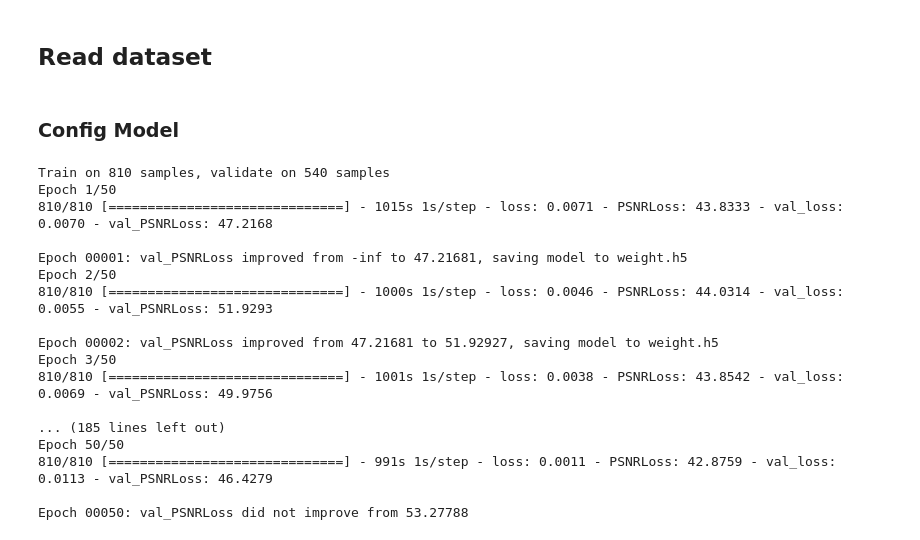
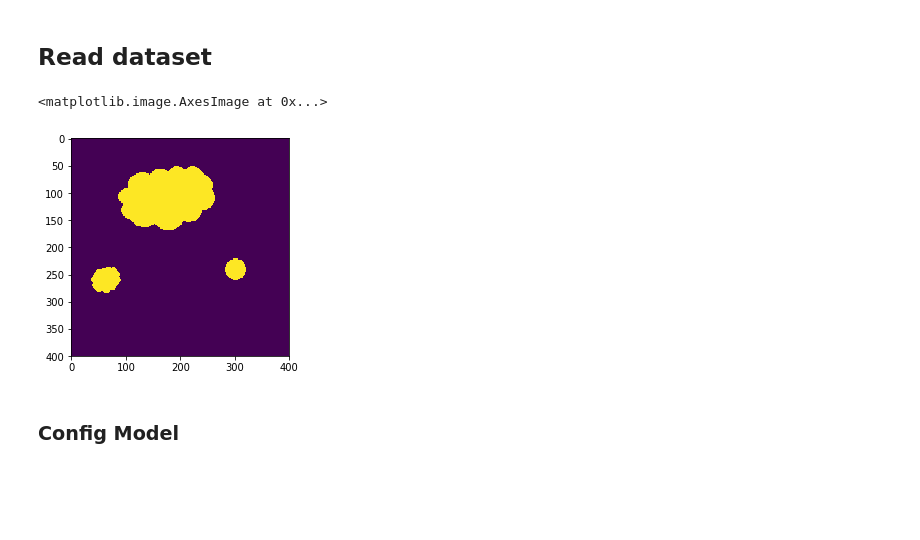
Before and after one commit to Hydroviet/CNN-L8-Recovery, a Jupyter notebook: Keras_NN.ipynb, the cells around one changed output. Cells and saved outputs as stored; diff of their text form; code cells hidden in the pictures; blank space fills up the shorter version.

```diff
--- a/Keras_NN.ipynb
+++ b/Keras_NN.ipynb
@@ -77,6 +81,7 @@ f = h5py.File('small_train.hdf5', 'r')
 trainY = f['label'][:]
 trainX_1 = f['masked'][:]
 trainX_2 = f['ref'][:]
+trainX_3 = f['mask'][:]
 f.close()
 
 
@@ -84,4 +89,9 @@ f = h5py.File('small_test.hdf5', 'r')
 testY = f['label'][:]
 testX_1 = f['masked'][:]
 testX_2 = f['ref'][:]
+testX_3 = f['mask'][:]
 f.close()
+# %%
+trainX_3[:,:,:] = (765 - trainX_3[:,:,:])
+trainX_3[:,:,:] = trainX_3[:,:,:] // 765
+trainX_3 = abs(trainX_3)
@@ -88,7 +102,12 @@ f.close()
+# %%
+plt.imshow(trainX_3[0])
+# %% [output]
+<matplotlib.image.AxesImage at 0x...>
+[figure, added]
 # %% [markdown]
 ### Config Model
 # %%
-adam = Adam(lr=0.0001, beta_1=0.9, beta_2=0.999, epsilon=1e-8)
+adam = Adam(lr=0.001, beta_1=0.9, beta_2=0.999, epsilon=1e-8)
 model.compile(optimizer=adam, loss='mean_squared_error', metrics=[PSNRLoss])
 
 batch_size = 1
@@ -100,24 +119,3 @@ out_rows, out_cols = 400, 400
 lrate = LearningRateScheduler(step_decay)
 callback_list = [callbacks.ModelCheckpoint('weight.h5', monitor='val_PSNRLoss', save_best_only=True,
                                            mode='max', save_weights_only=True, verbose=2)]
-
-history = model.fit([trainX_1,trainX_2], trainY, batch_size=batch_size, epochs=nb_epoch, callbacks=callback_list,
-                    verbose=1, validation_data=([testX_1, testX_2], testY))
-# %% [output]
-Train on 810 samples, validate on 540 samples
-Epoch 1/50
-810/810 [==============================] - 1015s 1s/step - loss: 0.0071 - PSNRLoss: 43.8333 - val_loss: 0.0070 - val_PSNRLoss: 47.2168
-
-Epoch 00001: val_PSNRLoss improved from -inf to 47.21681, saving model to weight.h5
-Epoch 2/50
-810/810 [==============================] - 1000s 1s/step - loss: 0.0046 - PSNRLoss: 44.0314 - val_loss: 0.0055 - val_PSNRLoss: 51.9293
-
-Epoch 00002: val_PSNRLoss improved from 47.21681 to 51.92927, saving model to weight.h5
-Epoch 3/50
-810/810 [==============================] - 1001s 1s/step - loss: 0.0038 - PSNRLoss: 43.8542 - val_loss: 0.0069 - val_PSNRLoss: 49.9756
-
-... (185 lines left out)
-Epoch 50/50
-810/810 [==============================] - 991s 1s/step - loss: 0.0011 - PSNRLoss: 42.8759 - val_loss: 0.0113 - val_PSNRLoss: 46.4279
-
-Epoch 00050: val_PSNRLoss did not improve from 53.27788
```
Also changed, not shown: parts of 15 cells of this notebook.
